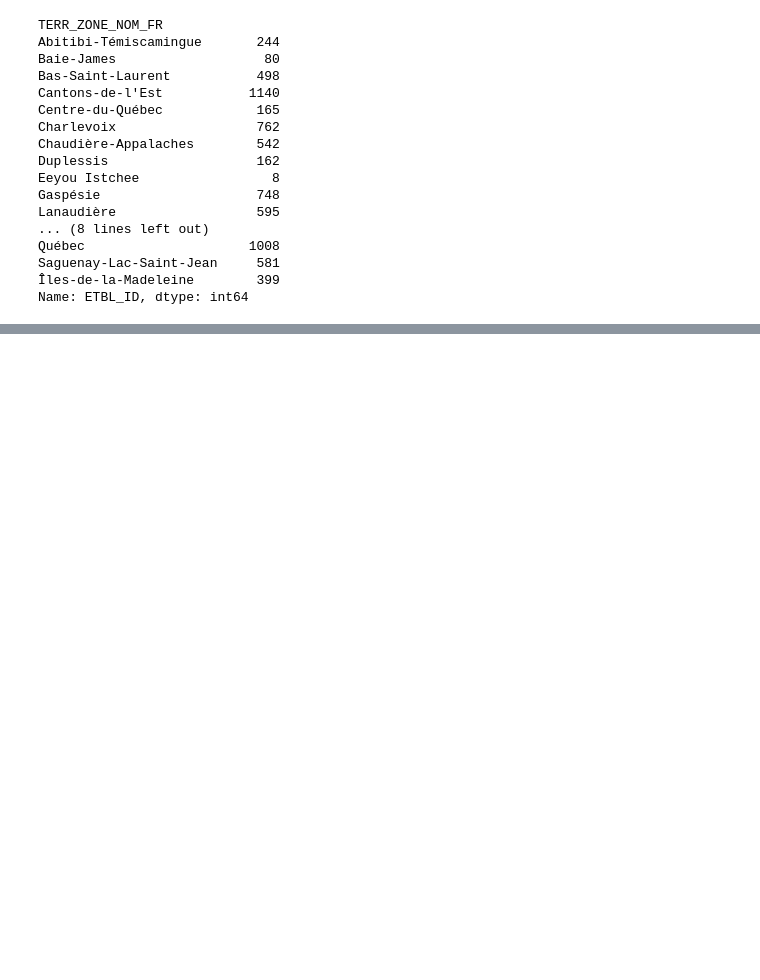
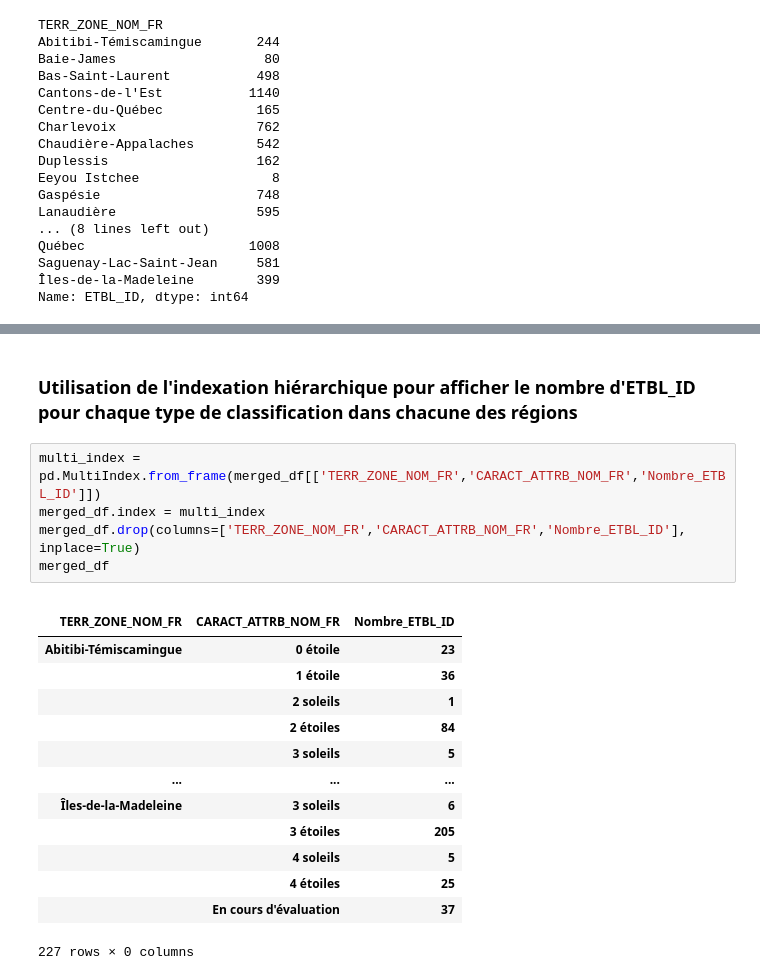
Before and after one commit to syphaxlch/TourismData_Analysis, a Jupyter notebook: Fichier.ipynb, the cells around one changed output, grey strips where cells are left out. Saved outputs shown, nothing was run; the diff lists cells and outputs as text; blank space fills up the shorter version.

```diff
--- a/Fichier.ipynb
+++ b/Fichier.ipynb
@@ -194,0 +282,22 @@ Name: ETBL_ID, dtype: int64
+# %% [markdown]
+### Utilisation de l'indexation hiérarchique pour afficher le nombre d'ETBL_ID pour chaque type de classification dans chacune des régions
+# %%
+multi_index = pd.MultiIndex.from_frame(merged_df[['TERR_ZONE_NOM_FR','CARACT_ATTRB_NOM_FR','Nombre_ETBL_ID']])
+merged_df.index = multi_index
+merged_df.drop(columns=['TERR_ZONE_NOM_FR','CARACT_ATTRB_NOM_FR','Nombre_ETBL_ID'], inplace=True)
+merged_df
+# %% [output]
+|  |  |  |
+| TERR_ZONE_NOM_FR | CARACT_ATTRB_NOM_FR | Nombre_ETBL_ID |
+| Abitibi-Témiscamingue | 0 étoile | 23 |
+|  | 1 étoile | 36 |
+|  | 2 soleils | 1 |
+|  | 2 étoiles | 84 |
+|  | 3 soleils | 5 |
+| ... | ... | ... |
+| Îles-de-la-Madeleine | 3 soleils | 6 |
+|  | 3 étoiles | 205 |
+|  | 4 soleils | 5 |
+|  | 4 étoiles | 25 |
+|  | En cours d'évaluation | 37 |
+227 rows × 0 columns
```
Also changed, not shown: parts of 17 cells of this notebook.
